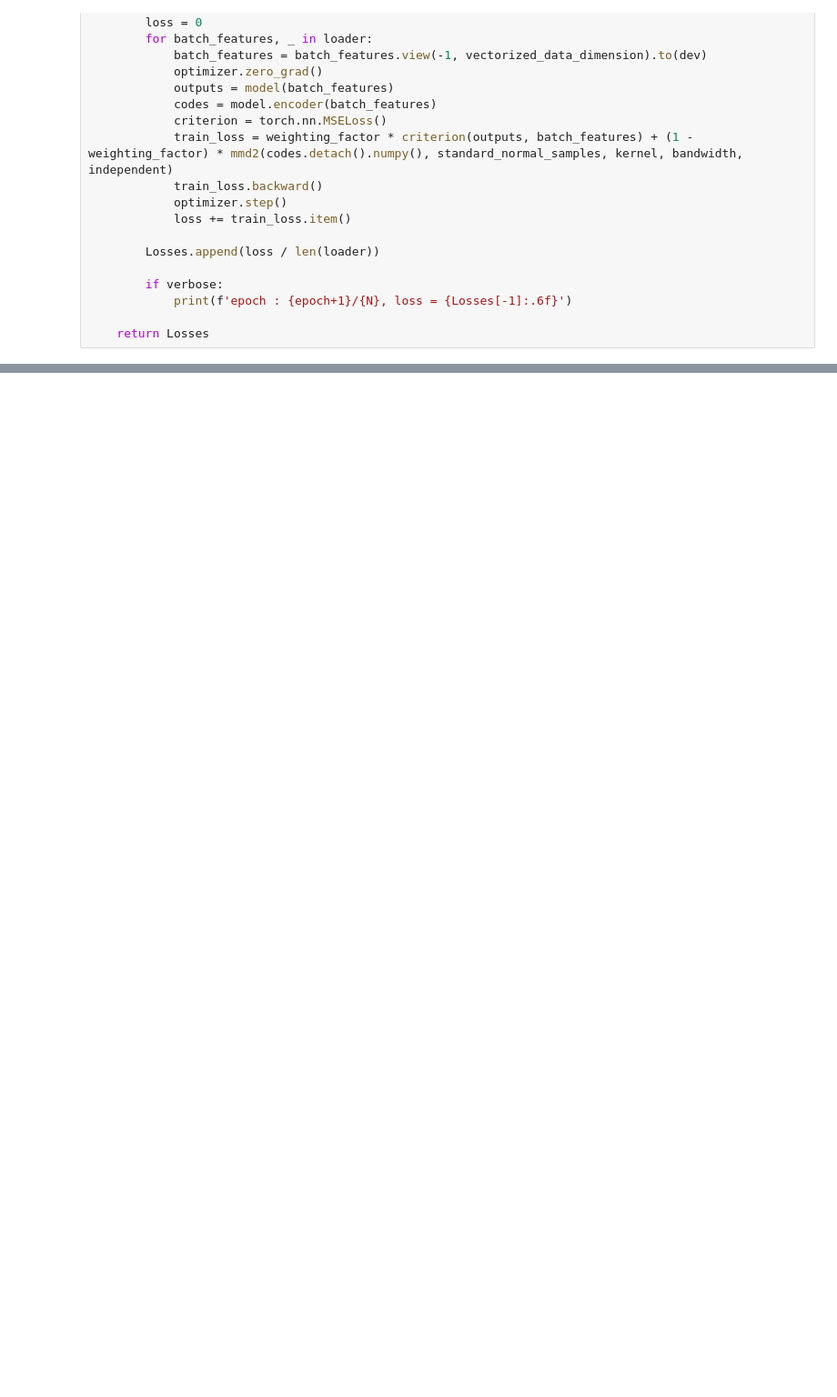
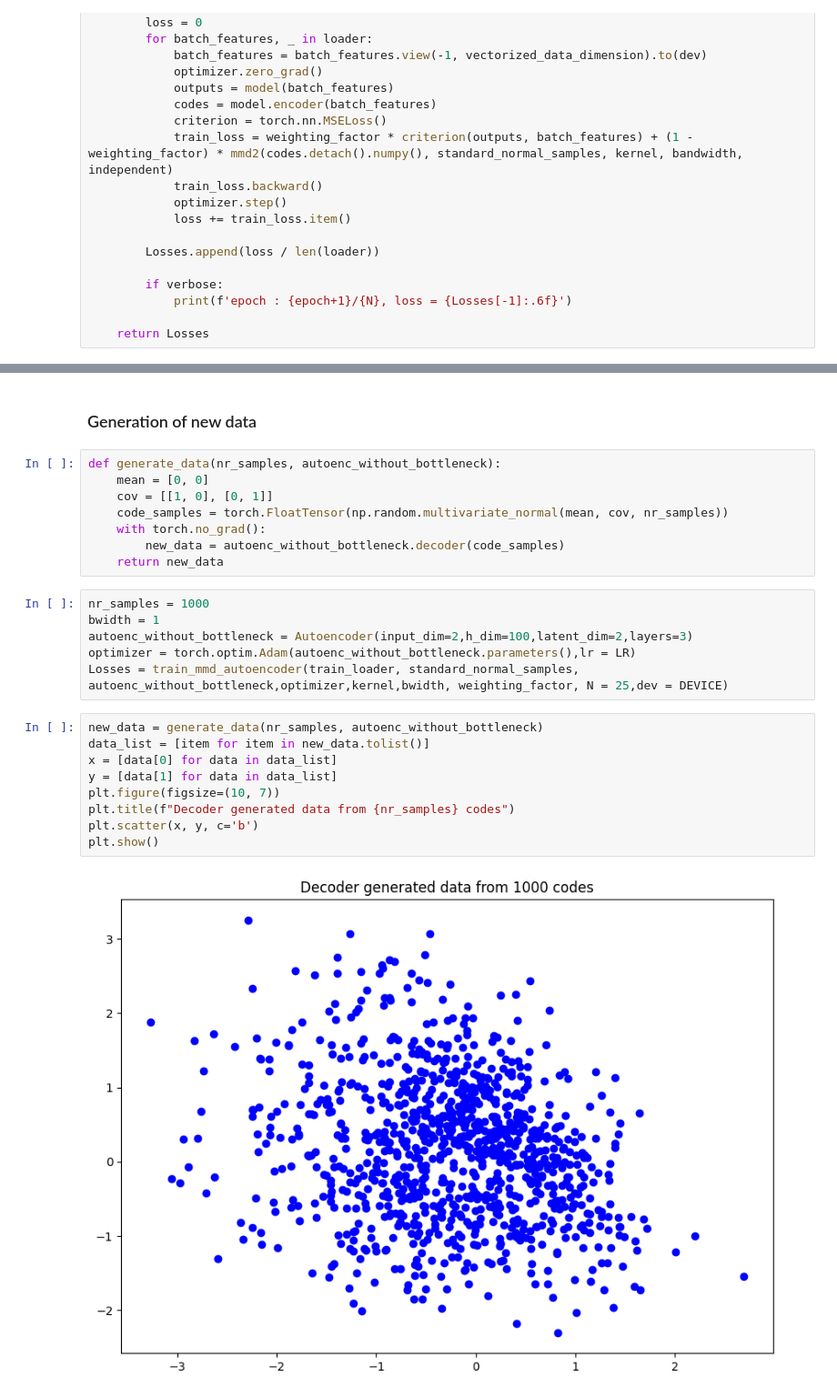
Before and after one commit to PrioteasaAndrei/GAN-Assigment-2, a Jupyter notebook: autoencoders.ipynb, the cells around one changed output, grey strips where cells are left out. Shown at 91% size. Cells and saved outputs as stored; diff of their text form; blank space fills up the shorter version.

```diff
--- a/autoencoders.ipynb
+++ b/autoencoders.ipynb
@@ -472,0 +522,27 @@ for bandwidth in bandwidths:
+# %% [markdown]
+### Generation of new data
+# %%
+def generate_data(nr_samples, autoenc_without_bottleneck):
+    mean = [0, 0]
+    cov = [[1, 0], [0, 1]]
+    code_samples = torch.FloatTensor(np.random.multivariate_normal(mean, cov, nr_samples))
+    with torch.no_grad():
+        new_data = autoenc_without_bottleneck.decoder(code_samples)
+    return new_data
+# %%
+nr_samples = 1000
+bwidth = 1
+autoenc_without_bottleneck = Autoencoder(input_dim=2,h_dim=100,latent_dim=2,layers=3)
+optimizer = torch.optim.Adam(autoenc_without_bottleneck.parameters(),lr = LR)
+Losses = train_mmd_autoencoder(train_loader, standard_normal_samples, autoenc_without_bottleneck,optimizer,kernel,bwidth, weighting_factor, N = 25,dev = DEVICE)
+# %%
+new_data = generate_data(nr_samples, autoenc_without_bottleneck)
+data_list = [item for item in new_data.tolist()]
+x = [data[0] for data in data_list]
+y = [data[1] for data in data_list]
+plt.figure(figsize=(10, 7))
+plt.title(f"Decoder generated data from {nr_samples} codes")
+plt.scatter(x, y, c='b')
+plt.show()
+# %% [output]
+[figure, added]
```
Also changed, not shown: parts of 13 cells of this notebook, 6 other files.
